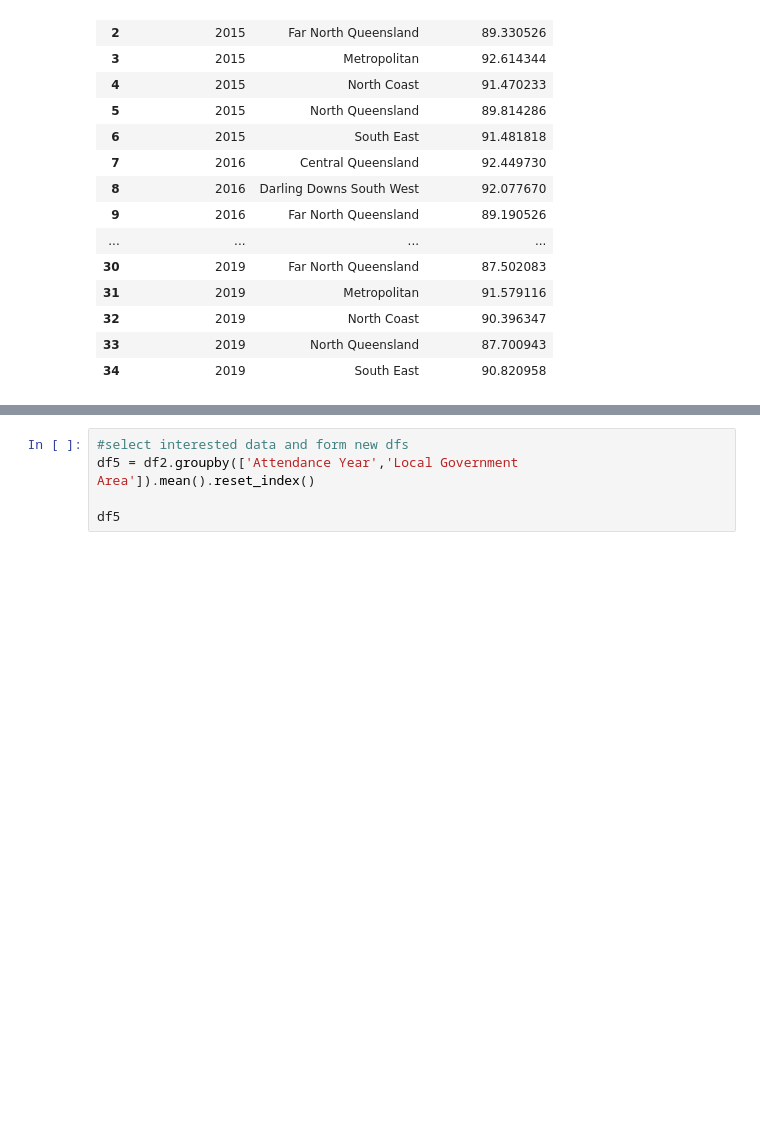
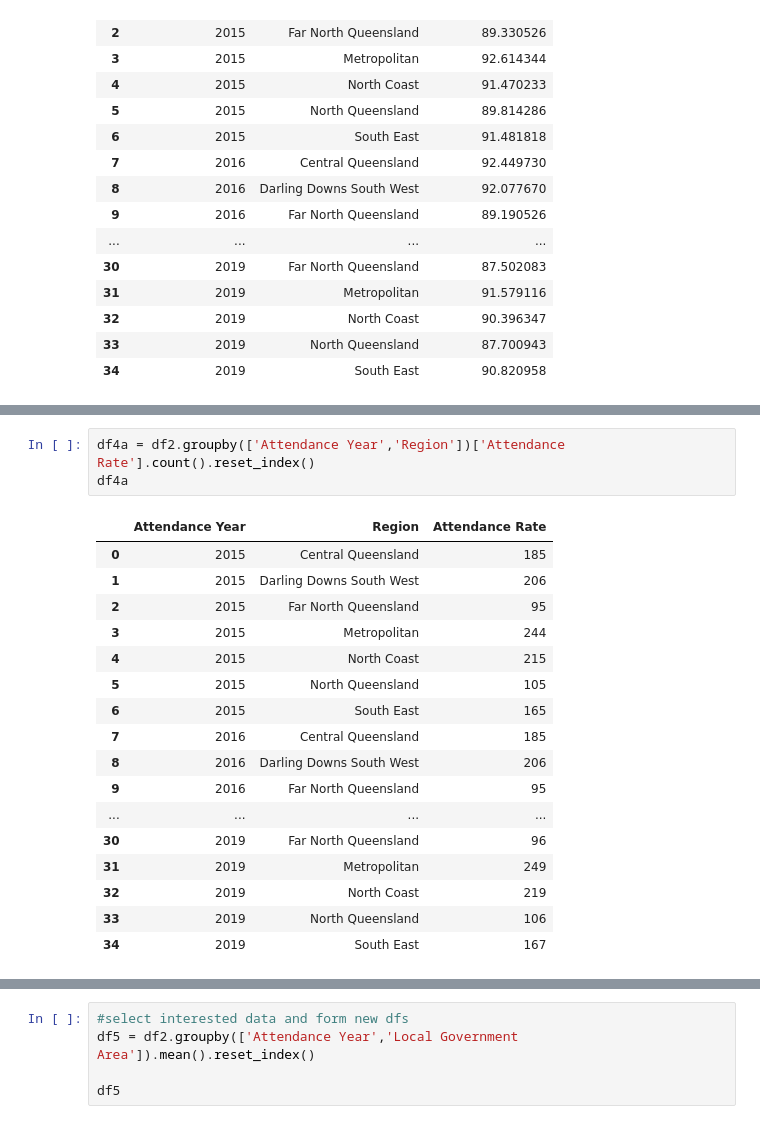
Before and after one commit to Thgiliwt/Project-1, a Jupyter notebook: Part2.ipynb, the cells around one changed output, grey strips where cells are left out. Drawn from its saved outputs; the diff is of its cells as text; blank space fills up the shorter version.

```diff
--- a/Part2.ipynb
+++ b/Part2.ipynb
@@ -135,0 +152,21 @@ df4
+# %%
+df4a = df2.groupby(['Attendance Year','Region'])['Attendance Rate'].count().reset_index()
+df4a
+# %% [output]
+|  | Attendance Year | Region | Attendance Rate |
+| 0 | 2015 | Central Queensland | 185 |
+| 1 | 2015 | Darling Downs South West | 206 |
+| 2 | 2015 | Far North Queensland | 95 |
+| 3 | 2015 | Metropolitan | 244 |
+| 4 | 2015 | North Coast | 215 |
+| 5 | 2015 | North Queensland | 105 |
+| 6 | 2015 | South East | 165 |
+| 7 | 2016 | Central Queensland | 185 |
+| 8 | 2016 | Darling Downs South West | 206 |
+| 9 | 2016 | Far North Queensland | 95 |
+| ... | ... | ... | ... |
+| 30 | 2019 | Far North Queensland | 96 |
+| 31 | 2019 | Metropolitan | 249 |
+| 32 | 2019 | North Coast | 219 |
+| 33 | 2019 | North Queensland | 106 |
+| 34 | 2019 | South East | 167 |
```
Also changed, not shown: parts of 5 cells of this notebook, 3 other files.
